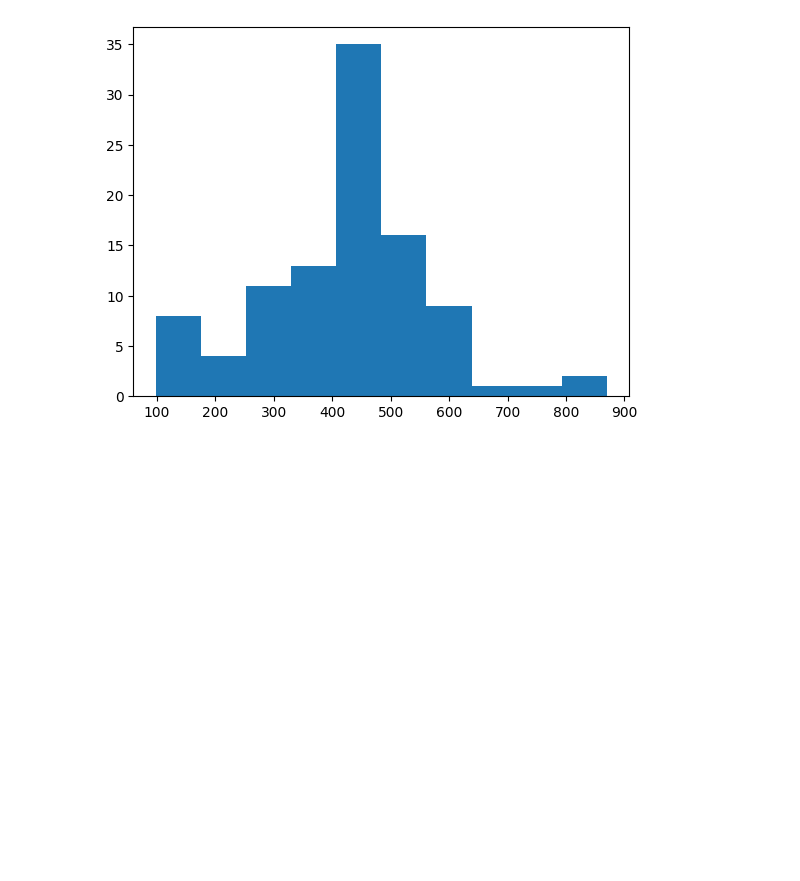
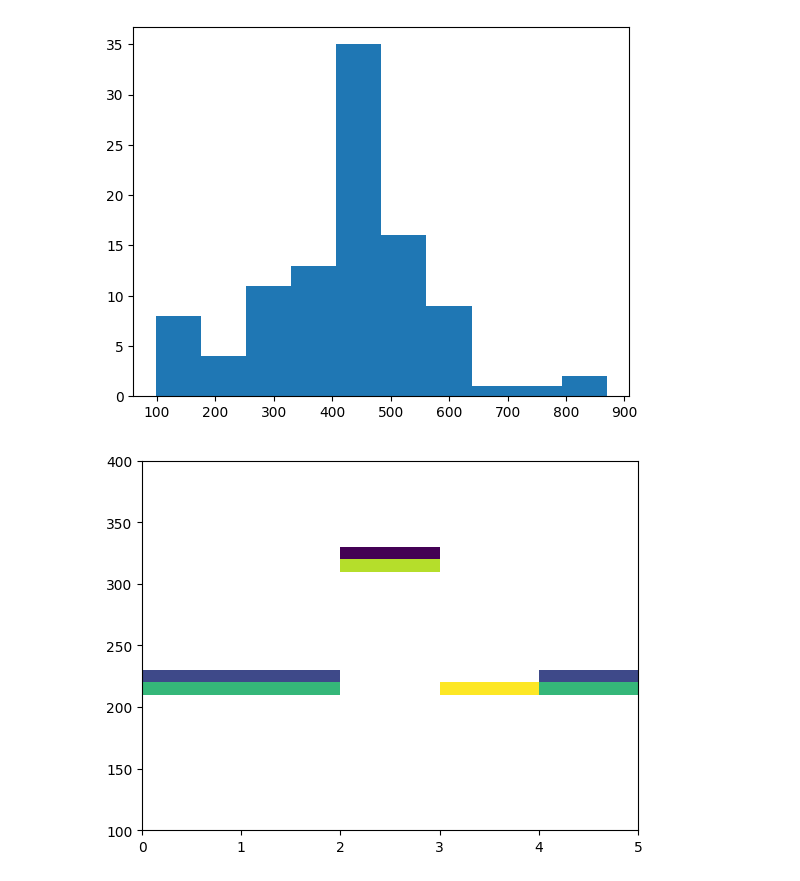
Before and after one commit to tomeichlersmith/ldmx-hgcroc-ana-dump, a Jupyter notebook: charge-timein.ipynb, the cells around one changed output. Saved outputs shown, nothing was run; the diff lists cells and outputs as text; code cells hidden in the pictures; blank space fills up the shorter version.

Commit message:
add a charge run

```diff
--- a/charge-timein.ipynb
+++ b/charge-timein.ipynb
@@ -76,3 +75,11 @@ plt.hist(p[(p.link==0)&(p.channel=="0")].adc)
         792.8, 870. ]),
  <BarContainer object of 10 artists>)
 [figure]
+# %%
+d = pd.read_csv('pflib/data/charge-20251214-160658.csv')
+
+sl = d[(d.i_link==0)&(d.channel=='25')]
+plt.hist2d(sl.i_sample, sl.adc, range=((0,5),(100,400)), bins=(5,30), cmin=1)
+plt.show()
+# %% [output]
+[figure, added]
```
Also changed, not shown: parts of 1 cell of this notebook, 1 other file.
